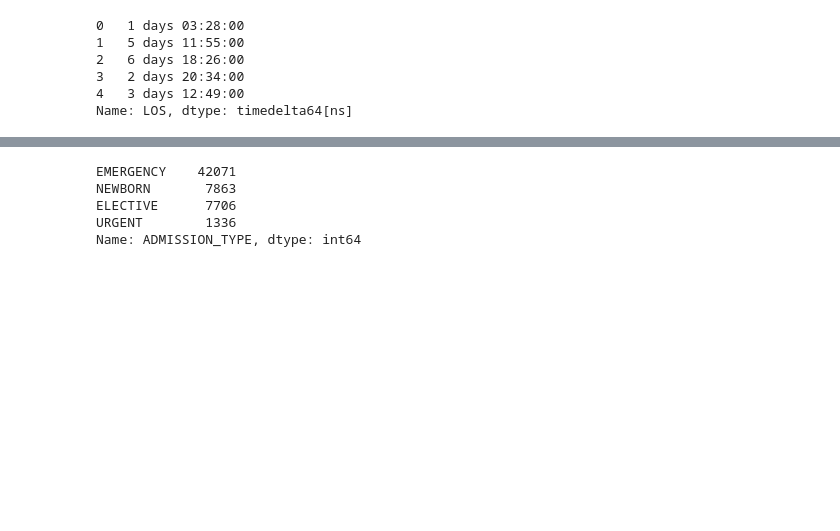
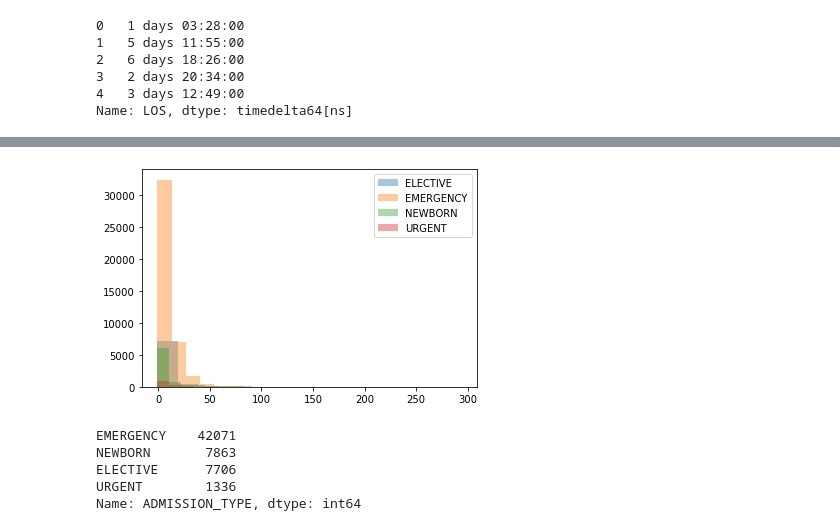
Before and after one commit to ZhiQiu976/MIMIC-Predictive-Modeling, a Jupyter notebook: EDA/EDA.ipynb, the cells around one changed output, grey strips where cells are left out. Saved outputs shown, nothing was run; the diff lists cells and outputs as text; code cells hidden in the pictures; blank space fills up the shorter version.

```diff
--- a/EDA/EDA.ipynb
+++ b/EDA/EDA.ipynb
@@ -83,3 +93,13 @@ plt.bar(los_count.index, los_count)
+# %%
+admissions['LOS_DAYS'] = admissions['LOS'].dt.days
+# %%
+grouped = admissions.groupby('ADMISSION_TYPE')
+# %%
+for group in grouped:
+    plt.hist(group[1].LOS_DAYS, bins=15, alpha=0.4, label=group[1].ADMISSION_TYPE.iloc[0])
+    plt.legend(loc='best')
+# %% [output]
+[figure, added]
 # %%
 admissions.ADMISSION_TYPE.astype("category").value_counts()
 # %% [output]
```
Also changed, not shown: parts of 27 cells of this notebook.
